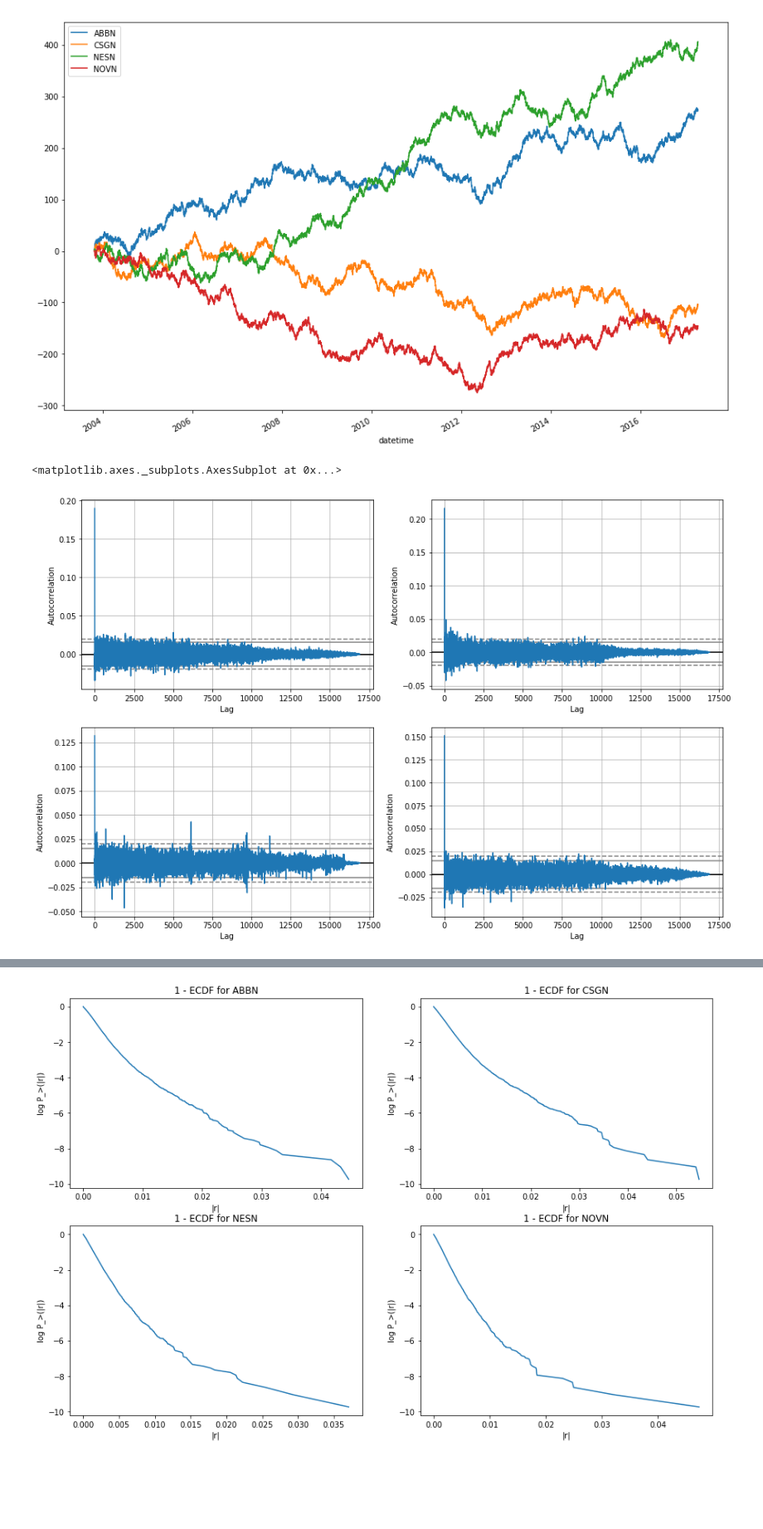
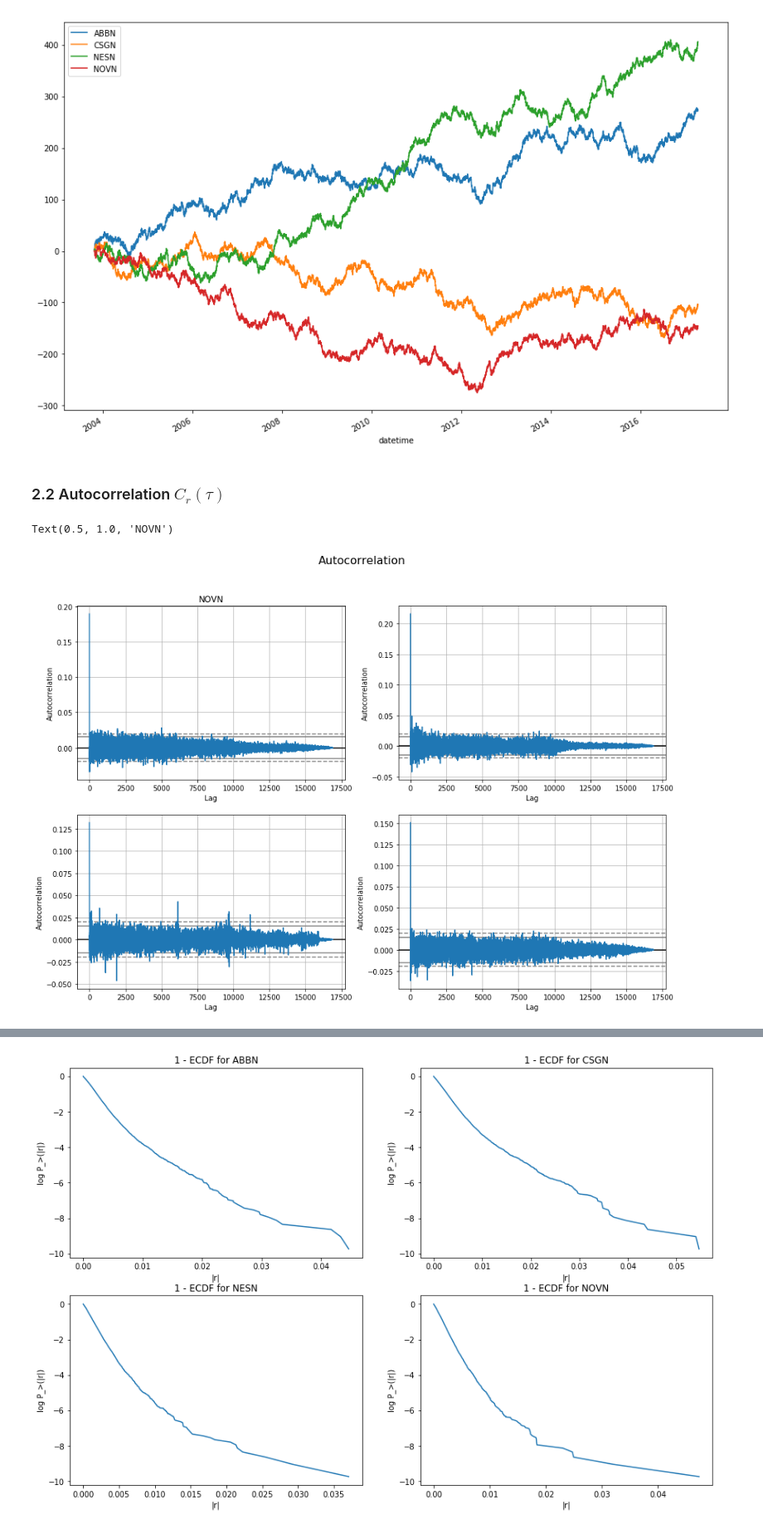
Before and after one commit to miallema/Fin-525, a Jupyter notebook: project.ipynb, the cells around one changed output, grey strips where cells are left out. Shown at 83% size. Saved outputs shown, nothing was run; the diff lists cells and outputs as text; code cells hidden in the pictures; blank space fills up the shorter version.

```diff
--- a/project.ipynb
+++ b/project.ipynb
@@ -54,2 +70,6 @@ from lib_preprocessing import preprocess
 # %% [markdown]
 ## 1 Data preprocessing
+# %%
+CWD = os.getcwd()
+DATA_RAW_DIR = os.path.join(CWD, 'data/Raw/')
+DATA_CLEAN_DIR = os.path.join(CWD, 'data/Clean/')
@@ -56,6 +84,3 @@ from lib_preprocessing import preprocess
 # %%
-DATA_RAW_DIR = './data/Raw/'
-DATA_CLEAN_DIR = './data/Clean/'
-
 stocks_s = ['ABBN.S', 'CSGN.S', 'NESN.S', 'NOVN.S']
 cleaned_df_s = preprocess(stocks_s, DATA_RAW_DIR, verbosity=1)
@@ -146,12 +174,20 @@ np.sign(cleaned_df).cumsum().plot(figsize=(15,10))
 # %% [output]
 <matplotlib.axes._subplots.AxesSubplot at 0x...>
 [figure]
+# %% [markdown]
+### 2.2 Autocorrelation $C_r(\tau)$
 # %%
 fig, ax = plt.subplots(nrows=2, ncols=2, figsize=(15,10))
+fig.suptitle('Autocorrelation', fontsize=16)
+
 pd.plotting.autocorrelation_plot(cleaned_df['ABBN'], ax=ax[0,0])
+ax[0,0].set_title('ABBN')
 pd.plotting.autocorrelation_plot(cleaned_df['CSGN'], ax=ax[0,1])
+ax[0,0].set_title('CSGN')
 pd.plotting.autocorrelation_plot(cleaned_df['NESN'], ax=ax[1,0])
+ax[0,0].set_title('NESN')
 pd.plotting.autocorrelation_plot(cleaned_df['NOVN'], ax=ax[1,1])
+ax[0,0].set_title('NOVN')
 # %% [output]
-<matplotlib.axes._subplots.AxesSubplot at 0x...>
+Text(0.5, 1.0, 'NOVN')
-[figure, old version]
+[figure, new version]
```
Also changed, not shown: parts of 69 cells of this notebook, 22 other files.
